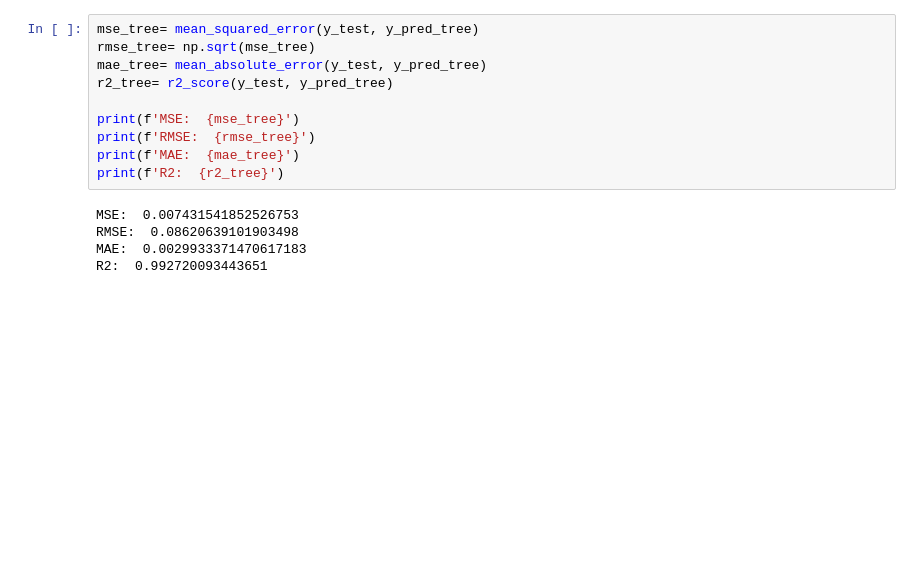
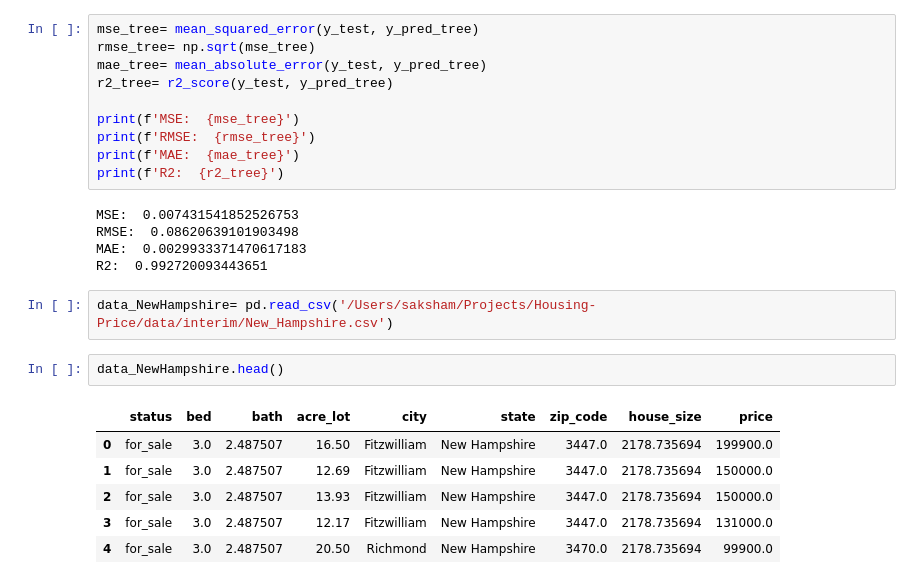
Before and after one commit to sakshamshahu/Housing-Price, a Jupyter notebook: notebook/modelling.ipynb, the cells around one changed output. Cells and saved outputs as stored; diff of their text form; blank space fills up the shorter version.

Commit message:
feat: modelling New Hampshire
Signed-off-by: sakshamshahu <sakshamshahu.work@gmail.com>

```diff
--- a/notebook/modelling.ipynb
+++ b/notebook/modelling.ipynb
@@ -357,3 +357,14 @@ MSE:  0.007431541852526753
 RMSE:  0.08620639101903498
 MAE:  0.0029933371470617183
 R2:  0.992720093443651
+# %%
+data_NewHampshire= pd.read_csv('/Users/saksham/Projects/Housing-Price/data/interim/New_Hampshire.csv')
+# %%
+data_NewHampshire.head()
+# %% [output]
+|  | status | bed | bath | acre_lot | city | state | zip_code | house_size | price |
+| 0 | for_sale | 3.0 | 2.487507 | 16.50 | Fitzwilliam | New Hampshire | 3447.0 | 2178.735694 | 199900.0 |
+| 1 | for_sale | 3.0 | 2.487507 | 12.69 | Fitzwilliam | New Hampshire | 3447.0 | 2178.735694 | 150000.0 |
+| 2 | for_sale | 3.0 | 2.487507 | 13.93 | Fitzwilliam | New Hampshire | 3447.0 | 2178.735694 | 150000.0 |
+| 3 | for_sale | 3.0 | 2.487507 | 12.17 | Fitzwilliam | New Hampshire | 3447.0 | 2178.735694 | 131000.0 |
+| 4 | for_sale | 3.0 | 2.487507 | 20.50 | Richmond | New Hampshire | 3470.0 | 2178.735694 | 99900.0 |
```
Also changed, not shown: parts of 5 cells of this notebook.
